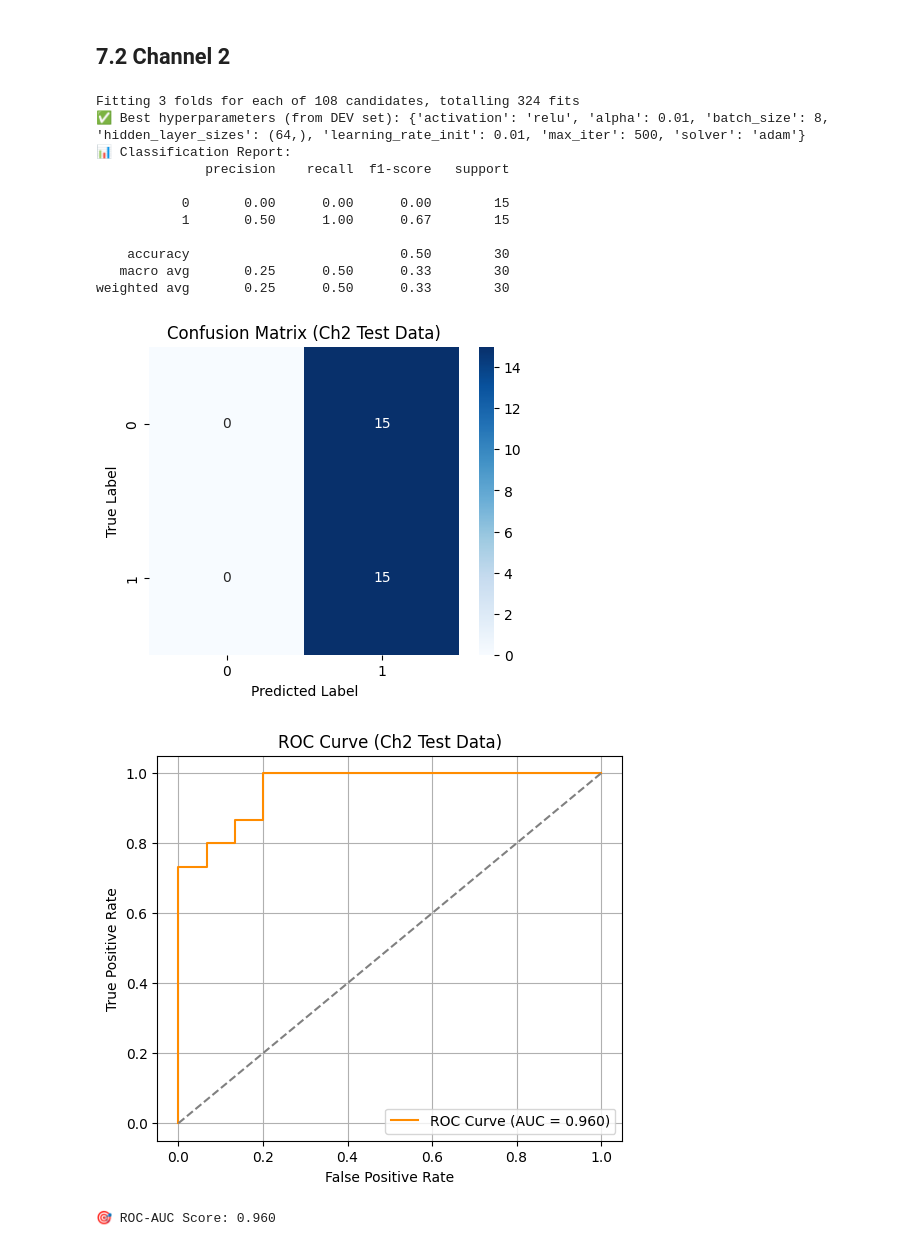
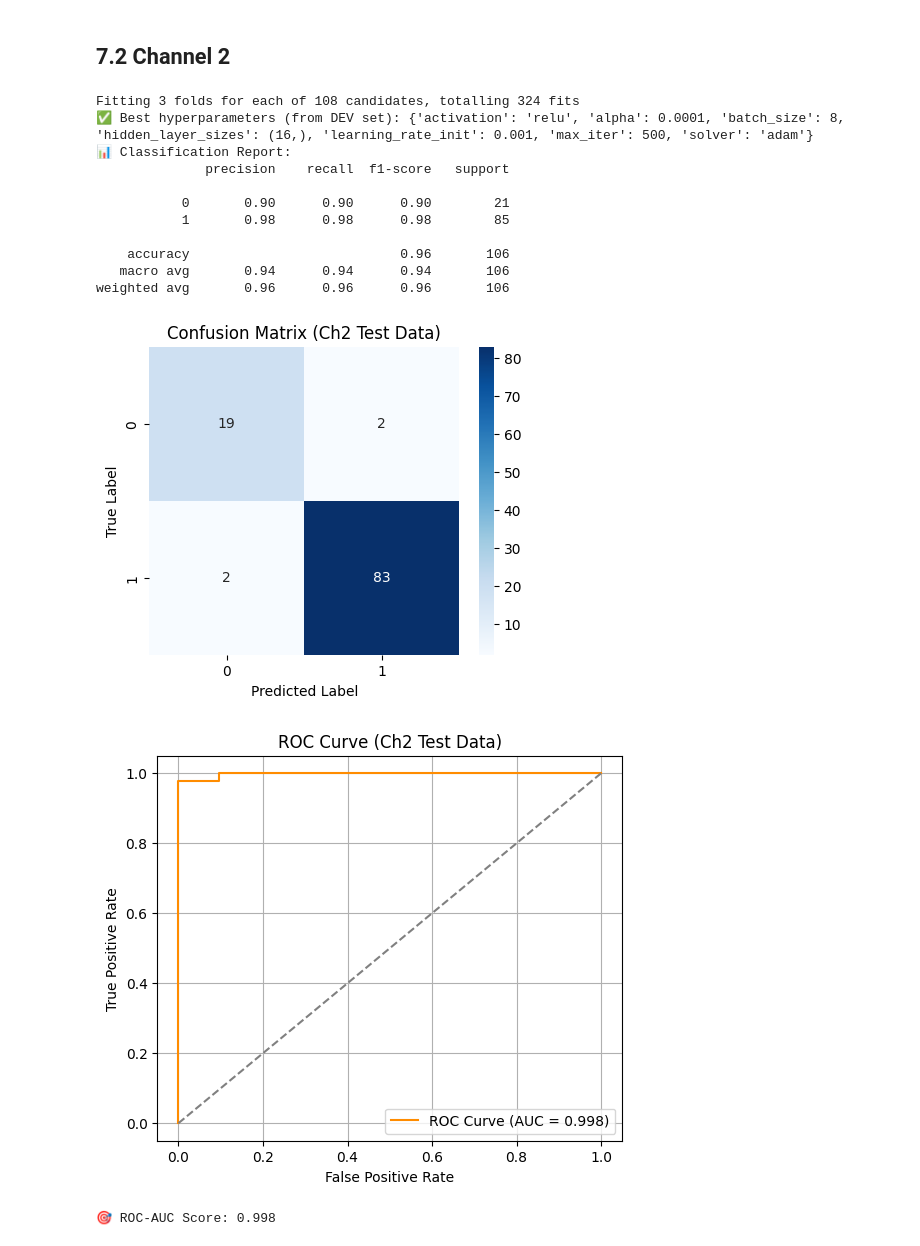
Before and after one commit to DmiPy/AI-in-material-diagnostics, a Jupyter notebook: SeminarAssignment3/main.ipynb, the cells around one changed output. Cells and saved outputs as stored; diff of their text form; code cells hidden in the pictures.

Commit message:
added z05 into train data and deleted PCA

```diff
--- a/SeminarAssignment3/main.ipynb
+++ b/SeminarAssignment3/main.ipynb
@@ -691,6 +682,7 @@ weighted avg       0.25      0.50      0.33        30
 # %% [markdown]
 ## 7.2 Channel 2
 # %%
+from sklearn.utils import shuffle
 from sklearn.model_selection import train_test_split
 from sklearn.preprocessing import StandardScaler
 from sklearn.neural_network import MLPClassifier
@@ -706,22 +698,30 @@ top3_ch2_features = ['spec_kurtosis_ch2', 'spec_var_ch2', 'spec_rolloff_freq_ch2
 df_ch2_features['label'] = df_ch2_features['spec'].apply(lambda x: 0 if x == 'Z05' else 1)
 
 # Select train/dev/test splits based on predefined subsets
+z04 = df_ch2_features[df_ch2_features['spec'] == 'Z04']
+z05 = df_ch2_features[df_ch2_features['spec'] == 'Z05']
+
+z04_dev, z04_test = train_test_split(z04, train_size=15, random_state=42)
+z05_dev, z05_test = train_test_split(z05, train_size=15, random_state=42)
+
+dev = pd.concat([z04_dev, z05_dev], ignore_index=True)
+test = pd.concat([z04_test, z05_test], ignore_index=True)
+
+dev = shuffle(dev, random_state=42)
+test = shuffle(test, random_state=42)
+
 X_train = train_ch2[top3_ch2_features]
 y_train = train_ch2['label']
-X_dev = dev_ch2[top3_ch2_features]
-y_dev = dev_ch2['label']
-X_test = test_ch2[top3_ch2_features]
-y_test = test_ch2['label']
+X_dev = dev[top3_ch2_features]
+y_dev = dev['label']
+X_test = test[top3_ch2_features]
+y_test = test['label']
 
 # Scale the features
 scaler = StandardScaler()
 X_train_scaled = scaler.fit_transform(X_train)
 X_test_scaled = scaler.transform(X_test)
-
-# Apply PCA to reduce feature dimensionality to 2
-pca = PCA(n_components=2, random_state=42)
-X_train_pca = pca.fit_transform(X_train_scaled)
-X_test_pca = pca.transform(X_test_scaled)
+X_dev_scaled = scaler.transform(X_dev)
 
 # Define hyperparameter grid for tuning
 param_grid = {
@@ -739,16 +739,16 @@ mlp_base = MLPClassifier(random_state=42)
 
 # Perform grid search on the DEV set to find best parameters
 grid = GridSearchCV(mlp_base, param_grid, cv=3, scoring='roc_auc', verbose=1, n_jobs=-1)
-grid.fit(X_dev_pca, y_dev)
+grid.fit(X_dev_scaled, y_dev)
 print("✅ Best hyperparameters (from DEV set):", grid.best_params_)
 
 # Train best model on TRAIN set
 best_mlp = grid.best_estimator_
-best_mlp.fit(X_train_pca, y_train)
+best_mlp.fit(X_train_scaled, y_train)
 
 # Predict on TEST set
-y_pred = best_mlp.predict(X_test_pca)
-y_proba = best_mlp.predict_proba(X_test_pca)[:, 1]
+y_pred = best_mlp.predict(X_test_scaled)
+y_proba = best_mlp.predict_proba(X_test_scaled)[:, 1]
 
 # Evaluation report
 print("📊 Classification Report:")
@@ -757,39 +757,39 @@ print(classification_report(y_test, y_pred))
 # Confusion matrix
 conf_mat = confusion_matrix(y_test, y_pred)
 plt.figure(figsize=(5, 4))
 sns.heatmap(conf_mat, annot=True, fmt='d', cmap='Blues')
 plt.title('Confusion Matrix (Ch2 Test Data)')
 plt.xlabel('Predicted Label')
 plt.ylabel('True Label')
 plt.show()
 
 # ROC curve and AUC score
 fpr, tpr, _ = roc_curve(y_test, y_proba)
 auc_score = roc_auc_score(y_test, y_proba)
 
 plt.figure(figsize=(6, 5))
 plt.plot(fpr, tpr, label=f'ROC Curve (AUC = {auc_score:.3f})', color='darkorange')
 plt.plot([0, 1], [0, 1], linestyle='--', color='gray')
 plt.xlabel('False Positive Rate')
 plt.ylabel('True Positive Rate')
 plt.title('ROC Curve (Ch2 Test Data)')
 plt.legend()
 plt.grid(True)
 plt.show()
 
 print(f"🎯 ROC-AUC Score: {auc_score:.3f}")
 # %% [output]
 Fitting 3 folds for each of 108 candidates, totalling 324 fits
-✅ Best hyperparameters (from DEV set): {'activation': 'relu', 'alpha': 0.01, 'batch_size': 8, 'hidden_layer_sizes': (64,), 'learning_rate_init': 0.01, 'max_iter': 500, 'solver': 'adam'}
+✅ Best hyperparameters (from DEV set): {'activation': 'relu', 'alpha': 0.0001, 'batch_size': 8, 'hidden_layer_sizes': (16,), 'learning_rate_init': 0.001, 'max_iter': 500, 'solver': 'adam'}
 📊 Classification Report:
               precision    recall  f1-score   support
 
-           0       0.00      0.00      0.00        15
-           1       0.50      1.00      0.67        15
+           0       0.90      0.90      0.90        21
+           1       0.98      0.98      0.98        85
 
-    accuracy                           0.50        30
-   macro avg       0.25      0.50      0.33        30
-weighted avg       0.25      0.50      0.33        30
+    accuracy                           0.96       106
+   macro avg       0.94      0.94      0.94       106
+weighted avg       0.96      0.96      0.96       106
-[figure, old version]
+[figure, new version]
-[figure, old version]
+[figure, new version]
-🎯 ROC-AUC Score: 0.960
+🎯 ROC-AUC Score: 0.998
```
Also changed, not shown: parts of 2 cells of this notebook.
